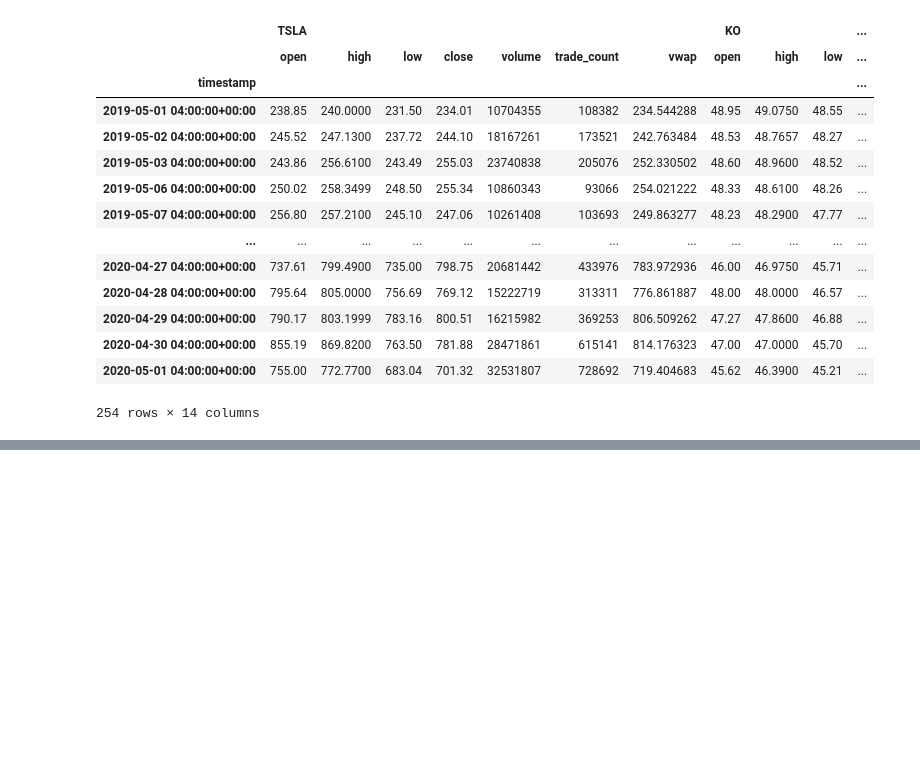
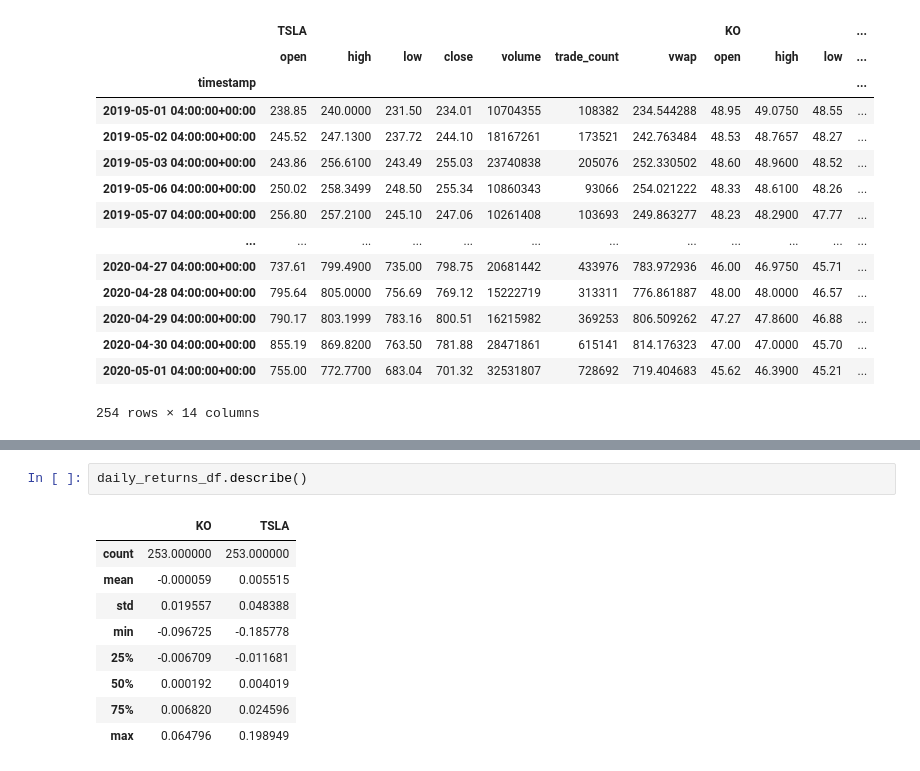
Before and after one commit to SkyRanger05/Online-Course-12-12-22, a Jupyter notebook: UC_BERKLEY_BOOTCAMP_FinTech_coding-exercises/Module5/prob_distr.ipynb, the cells around one changed output, grey strips where cells are left out. Cells and saved outputs as stored; diff of their text form; blank space fills up the shorter version.

```diff
--- a/UC_BERKLEY_BOOTCAMP_FinTech_coding-exercises/Module5/prob_distr.ipynb
+++ b/UC_BERKLEY_BOOTCAMP_FinTech_coding-exercises/Module5/prob_distr.ipynb
@@ -79,0 +113,12 @@ prices_df
+# %%
+daily_returns_df.describe()
+# %% [output]
+|  | KO | TSLA |
+| count | 253.000000 | 253.000000 |
+| mean | -0.000059 | 0.005515 |
+| std | 0.019557 | 0.048388 |
+| min | -0.096725 | -0.185778 |
+| 25% | -0.006709 | -0.011681 |
+| 50% | 0.000192 | 0.004019 |
+| 75% | 0.006820 | 0.024596 |
+| max | 0.064796 | 0.198949 |
```
Also changed, not shown: parts of 4 cells of this notebook.
